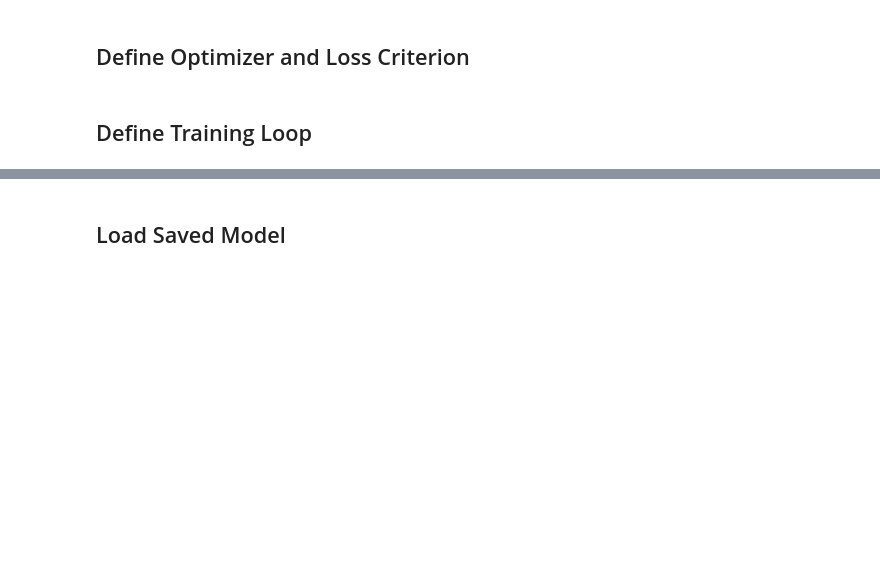
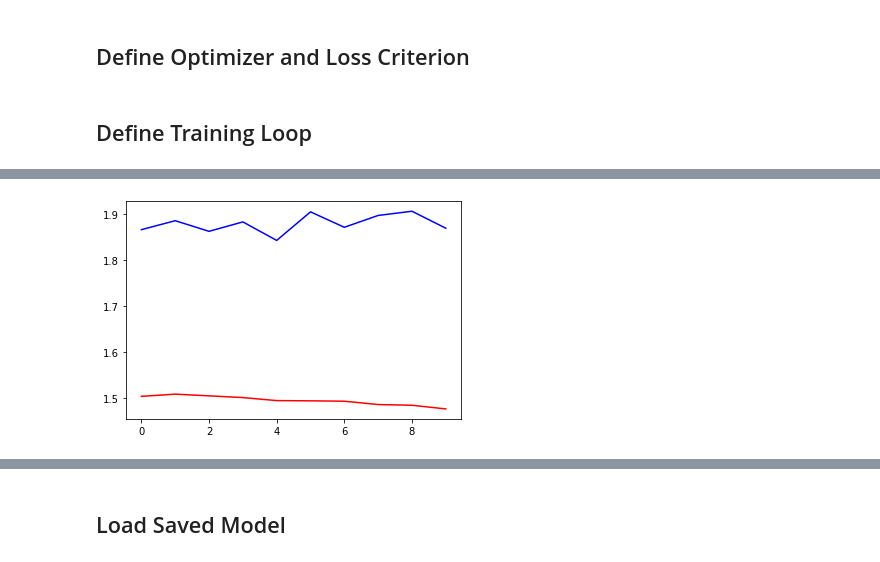
Before and after one commit to vrishk/cs230, a Jupyter notebook: baseline/triplenet_baseline_pytorch.ipynb, the cells around one changed output, grey strips where cells are left out. Drawn from its saved outputs; the diff is of its cells as text; code cells hidden in the pictures; blank space fills up the shorter version.

```diff
--- a/baseline/triplenet_baseline_pytorch.ipynb
+++ b/baseline/triplenet_baseline_pytorch.ipynb
@@ -110,9 +114,9 @@ test_dataset = NaiveDataset(PATH_TO_TEST)
 ## Create Dataloaders
 # %%
 # Dataloaders
-train_dataloader = DataLoader(train_dataset, batch_size=64, num_workers=1, shuffle=True)
-val_dataloader = DataLoader(val_dataset, batch_size=64, num_workers=1, shuffle=True)
-test_dataloader = DataLoader(test_dataset, batch_size=64, num_workers=1, shuffle=True)
+train_dataloader = DataLoader(train_dataset, batch_size=1, num_workers=1, shuffle=True)
+val_dataloader = DataLoader(val_dataset, batch_size=1, num_workers=1, shuffle=True)
+test_dataloader = DataLoader(test_dataset, batch_size=1, num_workers=1, shuffle=True)
 # %%
 # Output the label distribution in the train_dataloader
 label_counts = defaultdict(int)
@@ -142,7 +147,7 @@ model = LinearLayer(9)
 
 weights = [0.0058, 0.0156, 0.1861, 0.0357, 0.0291, 0.0994, 0.0341, 0.0542, 0.5400]
 
-optimizer = optim.Adam(model.parameters())
+optimizer = optim.Adam(model.parameters(), lr=1e-3)
 criterion = torch.nn.CrossEntropyLoss(weight=torch.tensor(weights).cuda())
 # %% [markdown]
 ## Define Training Loop
@@ -160,16 +165,16 @@ def train_model(model, optimizer, epochs=1):
         i = 0
         for x, y in tqdm(batches):
             optimizer.zero_grad()
-            # x, y = gpu(x.squeeze(dim=0)), gpu(y)
-            x, y = gpu(x), gpu(y)
+            x, y = gpu(x.squeeze(dim=0)), gpu(y)
+            # x, y = gpu(x), gpu(y)
             scores = model(x)
-            # aggregated_scores = torch.max(scores, 0, keepdim=True)[0]
-            # loss = criterion(aggregated_scores, y)
-            loss = criterion(scores, y)
+            aggregated_scores = torch.max(scores, 0, keepdim=True)[0]
+            loss = criterion(aggregated_scores, y)
+            # loss = criterion(scores, y)
             loss.backward()
             optimizer.step()
-            # _,preds = torch.max(aggregated_scores, 1)
-            _,preds = torch.max(scores, 1)
+            _,preds = torch.max(aggregated_scores, 1)
+            # _,preds = torch.max(scores, 1)
             total_loss += loss.data.item()
             num_correct += torch.sum(preds == y.data)
             num_samples += preds.size(0)
@@ -183,6 +188,10 @@ def train_model(model, optimizer, epochs=1):
                      epoch + 1, average_loss, num_correct, num_samples, 100 * acc))
 
         check_accuracy(model, val_loss_history, val_accuracy_history, epoch)
+
+    train_accuracy_history = [i.cpu() for i in train_accuracy_history]
+    val_accuracy_history = [i.cpu() for i in val_accuracy_history]
+
     return train_loss_history, train_accuracy_history, val_loss_history, val_accuracy_history
 
 def check_accuracy(model, val_loss_history, val_accuracy_history, epoch):
@@ -191,14 +200,14 @@ def check_accuracy(model, val_loss_history, val_accuracy_history, epoch):
     batches = val_dataloader
     with torch.no_grad():
         for x, y in tqdm(batches):
-            # x, y = gpu(x.squeeze(dim=0)), gpu(y)
-            x, y = gpu(x), gpu(y)
+            x, y = gpu(x.squeeze(dim=0)), gpu(y)
+            # x, y = gpu(x), gpu(y)
             scores = model(x)
-            # aggregated_scores = torch.max(scores, 0, keepdim=True)[0]
-            # loss = criterion(aggregated_scores, y)
-            loss = criterion(scores, y)
-            # _, preds = torch.max(aggregated_scores, 1)
-            _, preds = torch.max(scores, 1)
+            aggregated_scores = torch.max(scores, 0, keepdim=True)[0]
+            loss = criterion(aggregated_scores, y)
+            # loss = criterion(scores, y)
+            _, preds = torch.max(aggregated_scores, 1)
+            # _, preds = torch.max(scores, 1)
             total_loss += loss.data.item()
             num_correct += torch.sum(preds == y.data)
             num_samples += preds.size(0)
@@ -216,0 +249,7 @@ Epoch: 0
+# %%
+def plot(l, l_v):
+    plt.plot([i for i in range(len(l))], l, 'r', [i for i in range(len(l_v))], l_v, 'b')
+# %%
+plot(LOSS, LOSS_V)
+# %% [output]
+[figure, added]
```
Also changed, not shown: parts of 15 cells of this notebook, 1 other file.
